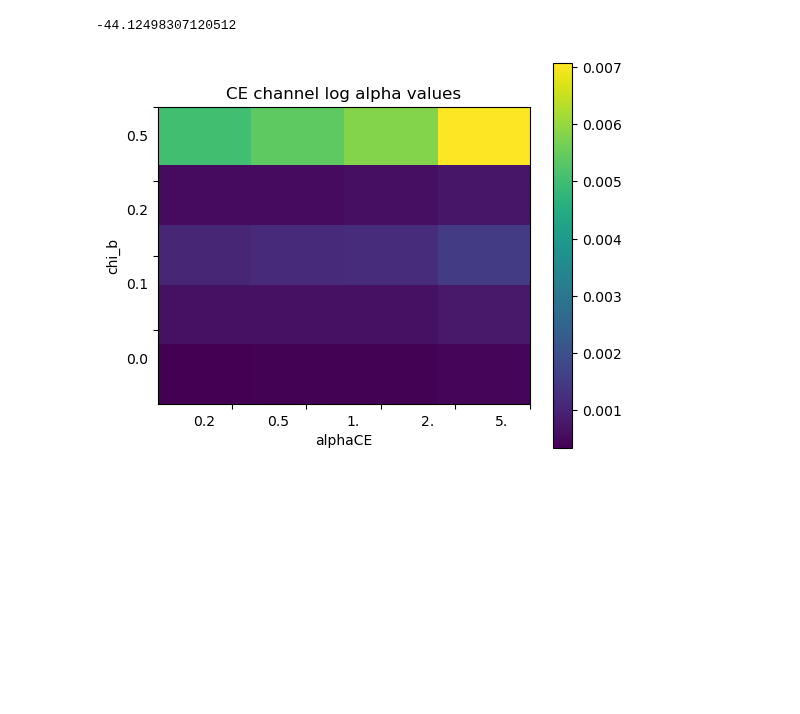
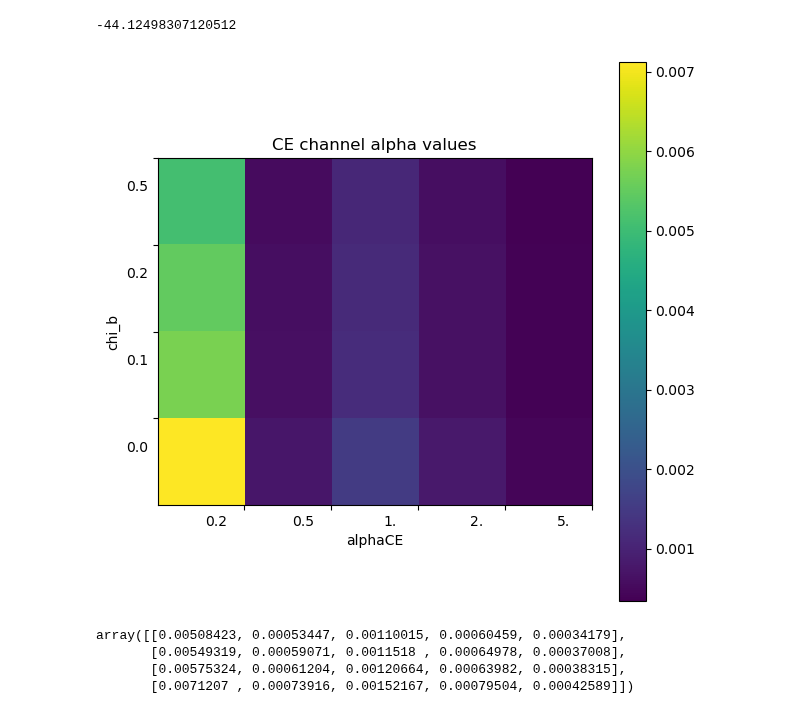
Before and after one commit to scolloms/AMAZE_model_selection, a Jupyter notebook: testing_notebooks/testing_inference.ipynb, the cells around one changed output. Cells and saved outputs as stored; diff of their text form; code cells hidden in the pictures; blank space fills up the shorter version.

Commit message:
testing alpha interp

```diff
--- a/testing_notebooks/testing_inference.ipynb
+++ b/testing_notebooks/testing_inference.ipynb
@@ -682,32 +701,42 @@ lnpost([0.01,4.9], obsdata, pop_models, submodels_dict, ['CE'], _concentration=[
 # %%
 #checking actual alpha values
 
 import matplotlib.transforms
 import matplotlib.pyplot as plt
 fig,ax=plt.subplots(1,1)
 
+chi_b = [0.,0.1,0.2,0.5]
+alpha = [0.2,0.5,1.,2.,5.]
+
 plt.rcParams["figure.figsize"] = (7,7)
 alpha_grid = np.reshape(tuple(pop_models['CE'].alpha.values()), (4,5))
-plt.imshow(np.swapaxes(alpha_grid,0,1), extent=(0,5,0,4))
+plt.imshow(alpha_grid, extent=(0,5,0,4))
 plt.colorbar()
-plt.title('CE channel log alpha values')
+plt.title('CE channel alpha values')
 plt.xlabel('alphaCE')
 plt.ylabel('chi_b')
 
 ax.set_yticks([1,2,3,4])
 ax.set_yticklabels(chi_b)
 ax.set_xticks([1,2,3,4,5])
 ax.set_xticklabels(['0.2','0.5','1.','2.', '5.'])
 dx = 0/72.; dy = -20/72.
 offsety = matplotlib.transforms.ScaledTranslation(dx, dy, fig.dpi_scale_trans)
 for label in ax.yaxis.get_ticklabels():
     label.set_transform(label.get_transform() + offsety)
 dxx = -20/72.; dyx = 0/72.
 offsetx = matplotlib.transforms.ScaledTranslation(dxx, dyx, fig.dpi_scale_trans)
 for label in ax.xaxis.get_ticklabels():
     label.set_transform(label.get_transform() + offsetx)
 # %% [output]
-[figure, old version]
+[figure, new version]
+# %%
+alpha_grid
+# %% [output]
+array([[0.00508423, 0.00053447, 0.00110015, 0.00060459, 0.00034179],
+       [0.00549319, 0.00059071, 0.0011518 , 0.00064978, 0.00037008],
+       [0.00575324, 0.00061204, 0.00120664, 0.00063982, 0.00038315],
+       [0.0071207 , 0.00073916, 0.00152167, 0.00079504, 0.00042589]])
 # %%
 #interpolating alpha values
 
```
Also changed, not shown: parts of 6 cells of this notebook.
